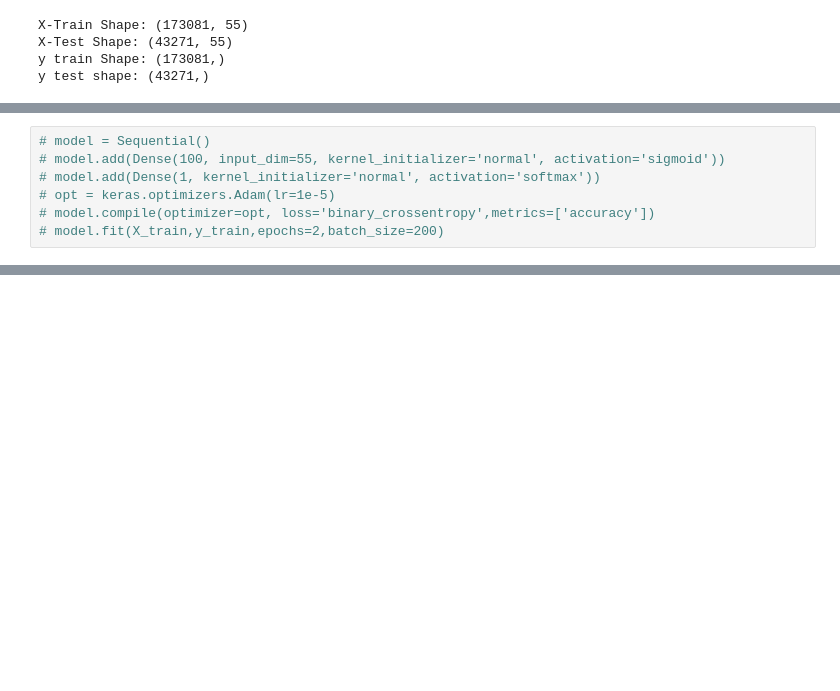
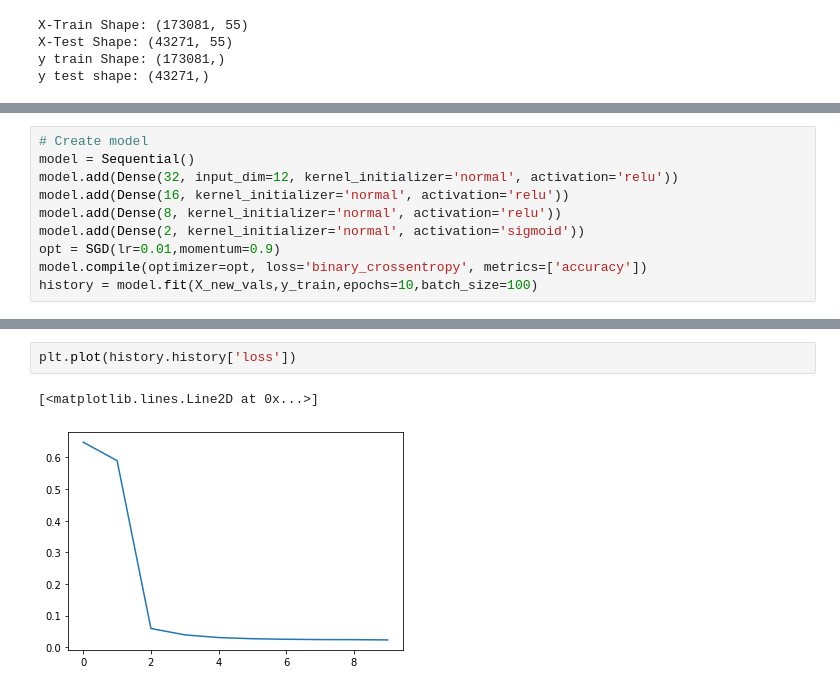
Before and after one commit to bethanie13/CSC-5220-Final-Project, a Jupyter notebook: Boy.ipynb, the cells around one changed output, grey strips where cells are left out. Saved outputs shown, nothing was run; the diff lists cells and outputs as text; blank space fills up the shorter version.

```diff
--- a/Boy.ipynb
+++ b/Boy.ipynb
@@ -212,7 +171,10 @@ print(y_train)
 # %%
-# model = Sequential()
-# model.add(Dense(100, input_dim=55, kernel_initializer='normal', activation='sigmoid'))
-# model.add(Dense(1, kernel_initializer='normal', activation='softmax'))
-# opt = keras.optimizers.Adam(lr=1e-5)
-# model.compile(optimizer=opt, loss='binary_crossentropy',metrics=['accuracy'])
-# model.fit(X_train,y_train,epochs=2,batch_size=200)
+# Create model
+model = Sequential()
+model.add(Dense(32, input_dim=12, kernel_initializer='normal', activation='relu'))
+model.add(Dense(16, kernel_initializer='normal', activation='relu'))
+model.add(Dense(8, kernel_initializer='normal', activation='relu'))
+model.add(Dense(2, kernel_initializer='normal', activation='sigmoid'))
+opt = SGD(lr=0.01,momentum=0.9)
+model.compile(optimizer=opt, loss='binary_crossentropy', metrics=['accuracy'])
+history = model.fit(X_new_vals,y_train,epochs=10,batch_size=100)
@@ -237,0 +208,5 @@ model.predict(X_test)
+# %%
+plt.plot(history.history['loss'])
+# %% [output]
+[<matplotlib.lines.Line2D at 0x...>]
+[figure, added]
```
Also changed, not shown: parts of 16 cells of this notebook.
